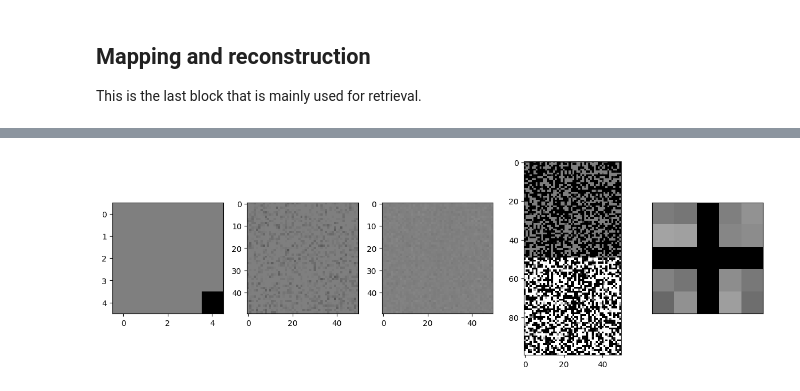
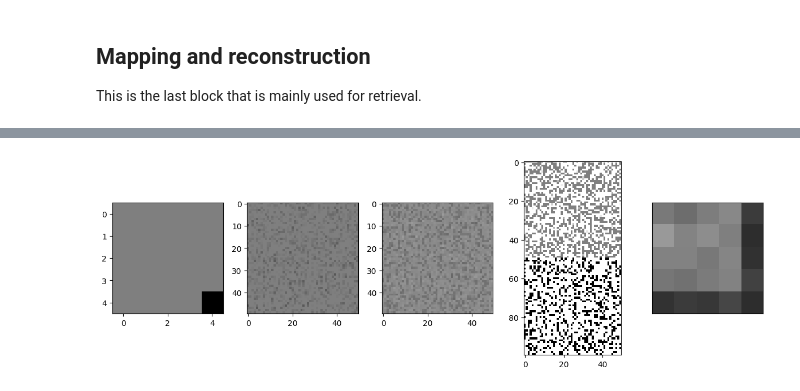
Before and after one commit to mikolasan/ai_sandbox, a Jupyter notebook: arc/Hippocampus.ipynb, the cells around one changed output, grey strips where cells are left out. Saved outputs shown, nothing was run; the diff lists cells and outputs as text; code cells hidden in the pictures.

```diff
--- a/arc/Hippocampus.ipynb
+++ b/arc/Hippocampus.ipynb
@@ -165,7 +191,7 @@ class HopfieldNetworkTorch(nn.Module):
 
     def store_pattern(self, pattern):
         p = pattern.unsqueeze(1)  # Make it a column vector
-        self.weights += torch.mm(p, p.T) * 2  # Hebbian learning rule
+        self.weights += torch.mm(p, p.T)  # Hebbian learning rule
         # Ensure weights on the diagonal are zero
         self.weights.fill_diagonal_(0)
 
@@ -222,3 +231,20 @@ tensor([ 0.0000,  1.0000,  1.0000,  ..., -0.9366, -1.0000,  0.9981])
+# %%
+
+hopfield_model = HopfieldNetworkTorch(T)
+
+def forward_ca3_memory_model(hopfield_model, y, z):
+    ca3_input = torch.cat([y, z]) # y -> M, z -> L
+    input_state = torch.tensor(ca3_input, dtype=torch.float32)
+    u = hopfield_model(input_state)
+    return u
+
+def train_ca3_memory_model(hopfield_model, y, z):
+    ca3_input = torch.cat([y, z])
+    hopfield_model.store_pattern(ca3_input)
+    u = forward_ca3_memory_model(hopfield_model, y, z)
+    return u
+# %%
+u = train_ca3_memory_model(hopfield_model, y, z)
 # %%
 hopfield_model.plot_weights()
 # %% [output]
@@ -375,0 +373,9 @@ reconstructed_input = ca1_model(ca1_input_2)
+# %%
+
+x = input_2.flatten()
+a = output_2.flatten()
+
+y = forward_dg_model(dg_model, x)
+z = train_ec_to_ca3_model(ec_model, x, y)
+u = train_ca3_memory_model(hopfield_model, y, z)
+v = train_ca1_model(ca1_model, u, x, a)
@@ -376,15 +391,15 @@ reconstructed_input = ca1_model(ca1_input_2)
 # %%
 fig, axs = plt.subplots(1, 5, figsize=(12, 4))
-axs[0].imshow(input_2.view(5,5), cmap=plt.cm.gray_r, norm=norm)
-axs[1].imshow(y_2.view(50, 50), cmap=plt.cm.gray_r, norm=norm)
-axs[2].imshow(y2_hat.detach().view(50, 50), cmap=plt.cm.gray_r, norm=norm)
-axs[3].imshow(output_state_2.view(100, 50), cmap=plt.cm.gray_r, norm=norm)
-axs[4].imshow(reconstructed_input.view(5, 5).detach(), cmap=plt.cm.gray_r, norm=norm)
+axs[0].imshow(x.view(5,5), cmap=plt.cm.gray_r, norm=norm)
+axs[1].imshow(y.view(50, 50), cmap=plt.cm.gray_r, norm=norm)
+axs[2].imshow(z.detach().view(50, 50), cmap=plt.cm.gray_r, norm=norm)
+axs[3].imshow(u.view(100, 50), cmap=plt.cm.gray_r, norm=norm)
+axs[4].imshow(v.view(5, 5).detach(), cmap=plt.cm.gray_r, norm=norm)
 
 plt.xticks([])  # No ticks on x axis
 plt.yticks([])  # No ticks on y axis
 plt.tight_layout()
 plt.grid(False)
 plt.show()
 # %% [output]
-[figure, old version]
+[figure, new version]
```
Also changed, not shown: parts of 20 cells of this notebook.
